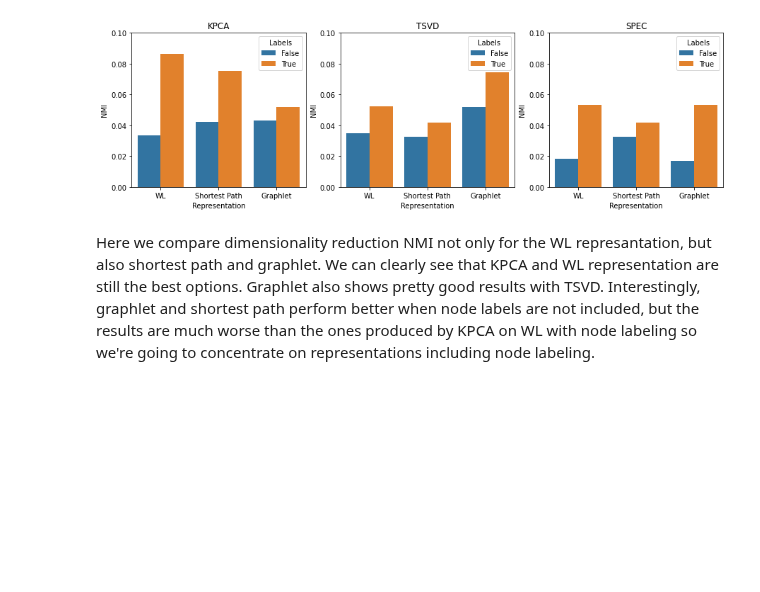
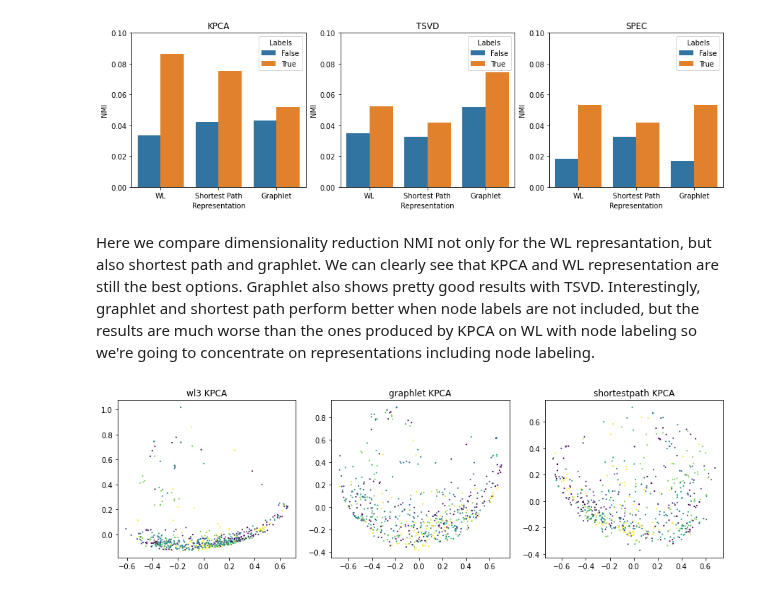
Before and after one commit to markkod/pc3-enzymes, a Jupyter notebook: exploratory_da_2.ipynb, the cells around one changed output. Saved outputs shown, nothing was run; the diff lists cells and outputs as text; code cells hidden in the pictures; blank space fills up the shorter version.

Commit message:
add svd and kernel graphs and interpretation

```diff
--- a/exploratory_da_2.ipynb
+++ b/exploratory_da_2.ipynb
@@ -420,0 +433,27 @@ Here we compare dimensionality reduction NMI not only for the WL represantation,
+# %%
+import os
+import numpy as np
+from auxiliarymethods import datasets as dp
+from auxiliarymethods.reader import tud_to_networkx
+import pandas as pd
+from sklearn.decomposition import KernelPCA, TruncatedSVD
+from matplotlib import pyplot as plt
+from nrkmeans import NrKmeans
+from sklearn.cluster import SpectralClustering
+from sklearn.metrics import normalized_mutual_info_score
+import seaborn as sns
+from scipy.sparse import load_npz
+import auxiliarymethods.auxiliary_methods as aux
+import networkx as nx
+from sklearn.cluster import KMeans
+from copy import deepcopy
+
+
+def load_csv(path):
+    return np.loadtxt(path, delimiter=";")
+
+def load_sparse(path):
+    return load_npz(path)
+
+def select_from_list(l, indices):
+    return [l[i] for i in indices]
@@ -420,0 +462,18 @@ Here we compare dimensionality reduction NMI not only for the WL represantation,
+# %%
+fig, axs = plt.subplots(1,3, figsize=(15,4))
+representations = ["wl3", "graphlet", "shortestpath"]
+
+for (i, representation) in enumerate(representations):
+    vec = load_sparse(os.path.join(base_path,f"{ds_name}_vectors_{representation}.npz"))
+    gram = load_csv(os.path.join(base_path,f"{ds_name}_gram_matrix_{representation}.csv"))
+    gram = aux.normalize_gram_matrix(gram)
+
+    kpca = KernelPCA(n_components=100, kernel="precomputed")
+    reduced_kpca = kpca.fit_transform(gram)
+    # fig, ax = plt.subplots(figsize=(5,5))
+    axs[i].scatter(reduced_kpca[:,0], reduced_kpca[:,1], c=classes, s=1)
+    axs[i].set_title(f'{representation} KPCA')
+
+plt.show();
+# %% [output]
+[figure, added]
```
Also changed, not shown: parts of 5 cells of this notebook.
